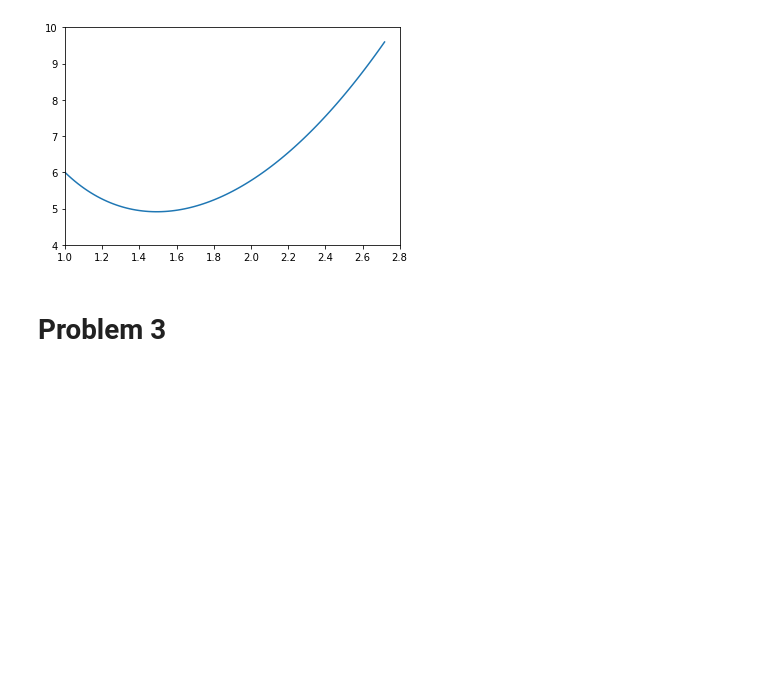
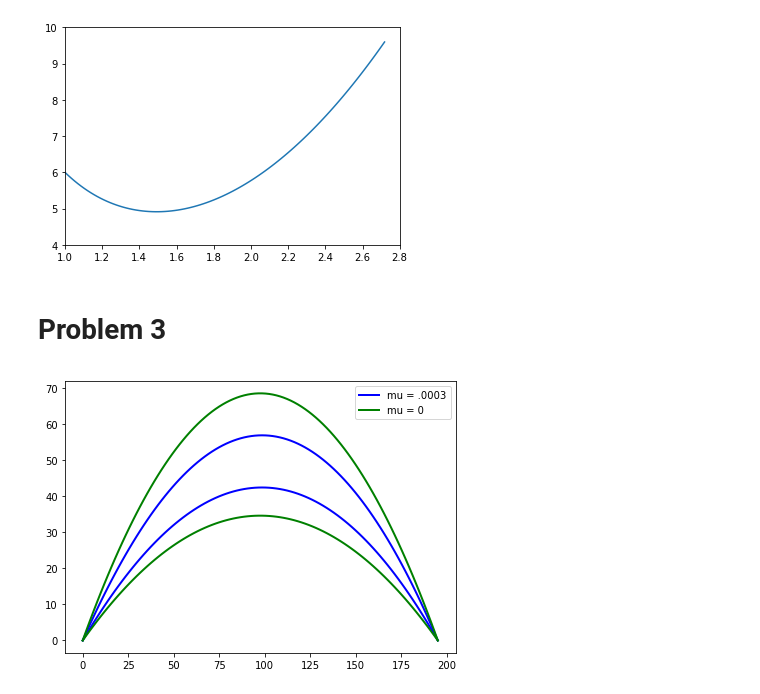
Before and after one commit to mattschaelling/acme_vol4, a Jupyter notebook: ShootingMethod/shooting_method.ipynb, the cells around one changed output. Drawn from its saved outputs; the diff is of its cells as text; code cells hidden in the pictures; blank space fills up the shorter version.

```diff
--- a/ShootingMethod/shooting_method.ipynb
+++ b/ShootingMethod/shooting_method.ipynb
@@ -80,3 +80,50 @@ plt.show()
 [figure]
 # %% [markdown]
 # Problem 3
+# %%
+def find_t(f,a,b,alpha,beta,t0,t1,maxI):
+    sol1 = 1
+    i = 0
+    while abs(sol1-beta) > 10**-8 and i < maxI:
+        sol0 = odeint(f, np.array([alpha,45,t0]), [a,b], atol=1e-10)[1,0]
+        sol1 = odeint(f, np.array([alpha,45,t1]), [a,b], atol=1e-10)[1,0]
+        t2 =  t1 - (sol1 - beta)*(t1-t0)/(sol1-sol0)
+        t0 = t1
+        t1 = t2
+        i = i+1
+    if i == maxI:
+        print("t not found")
+    return t2
+
+
+def solveSecant(f,X,a,b,alpha,beta,t0,t1,maxI):
+    t = find_t(f,a,b,alpha,beta,t0,t1,maxI)
+    sol = odeint(f,np.array([alpha,45,t]), X,atol=1e-10)[:,0]
+    return sol
+
+def ode1(y,x):
+    g = 9.8067
+    mu = .0003
+    return np.array([np.tan(y[2]), -1*(g*np.sin(y[2]) + mu * y[1]**2)/np.float(y[1]*np.cos(y[2])), -1*g/(y[1]**2)])
+
+def ode2(y,x):
+    g = 9.8067
+    mu = 0
+    return np.array([np.tan(y[2]), -1*(g*np.sin(y[2]) + mu * y[1]**2)/np.float(y[1]*np.cos(y[2])), -1*g/(y[1]**2)])
+
+X = np.linspace(0, 195, 100)
+Y1 = solveSecant(ode1, X, 0, 195, 0, 0, np.pi/3, np.pi/4, 80)
+Y2 = solveSecant(ode1, X, 0, 195, 0, 0, np.pi/6, np.pi/8, 80)
+
+Y3 = solveSecant(ode2, X, 0, 195, 0, 0, np.pi/3, np.pi/4, 80)
+Y4 = solveSecant(ode2, X, 0, 195, 0, 0, np.pi/6, np.pi/8, 80)
+
+plt.figure(figsize=(7,5))
+plt.plot(X,Y1,'-b',lw=2, label = "mu = .0003")
+plt.plot(X,Y2,'-b',lw=2)
+plt.plot(X,Y3,'-g',lw=2, label = "mu = 0")
+plt.plot(X,Y4,'-g',lw=2)
+plt.legend()
+plt.show()
+# %% [output]
+[figure, added]
```
